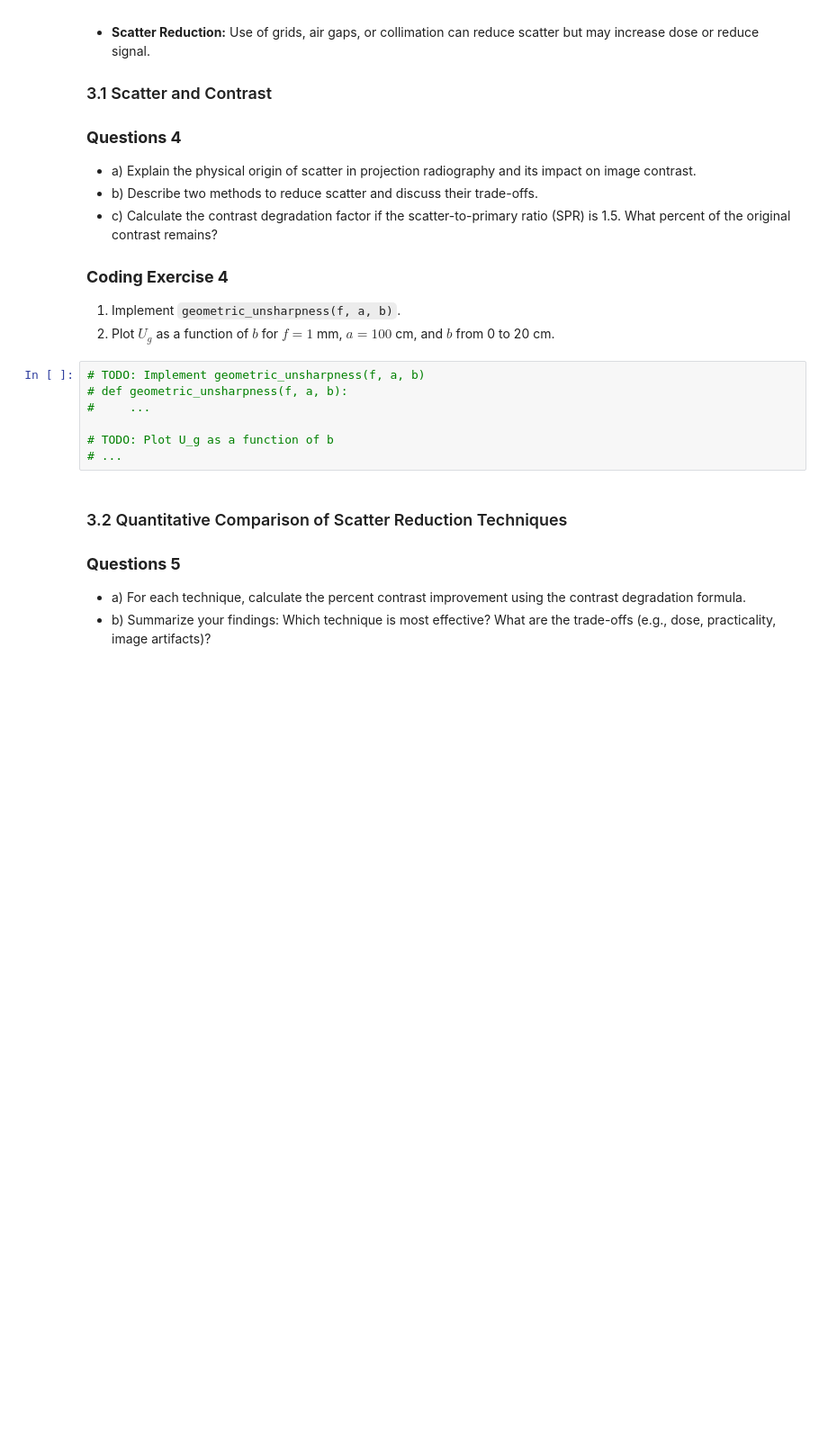
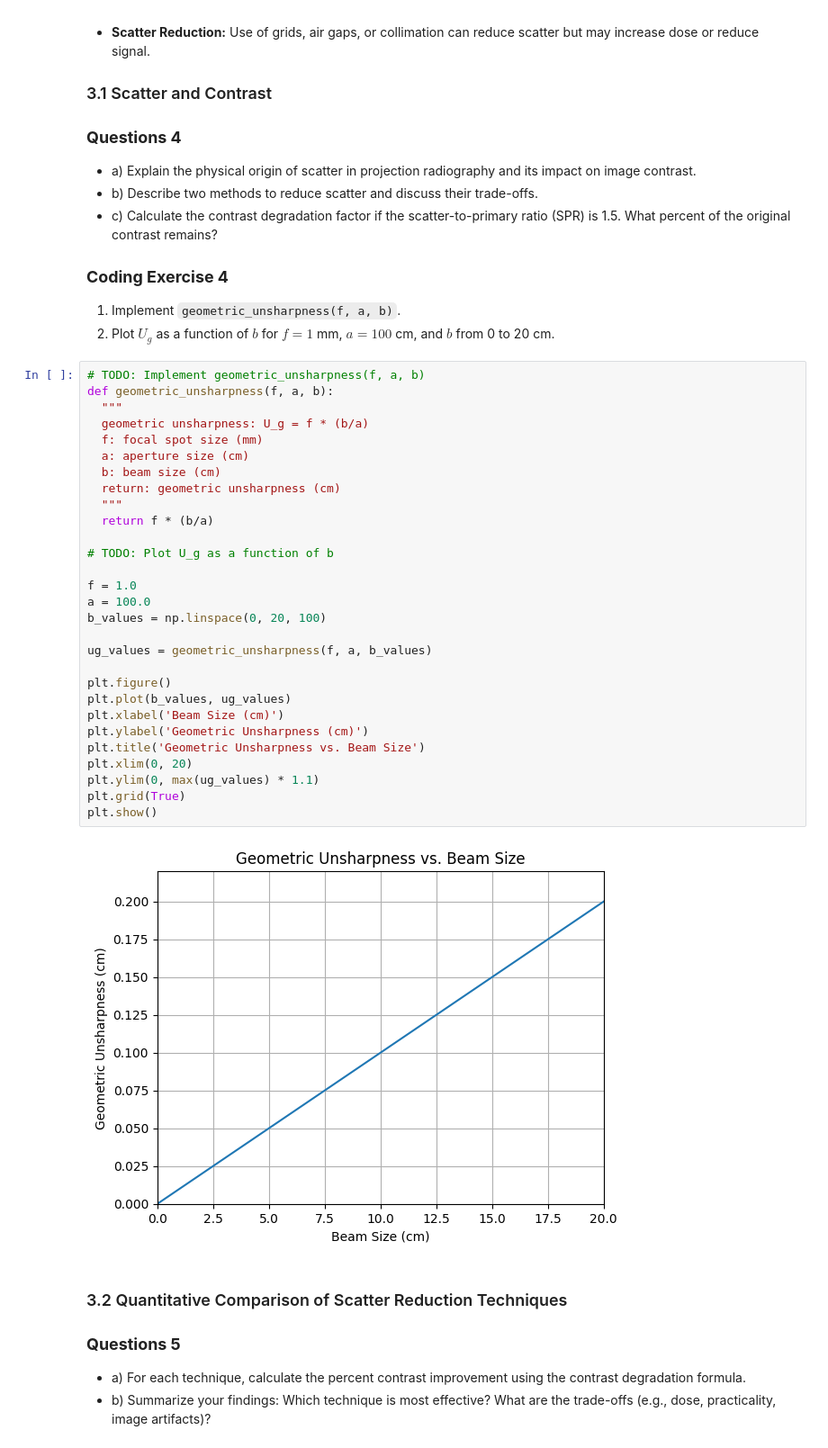
Before and after one commit to julianamassaro/BMEN509-623_Deliverable_2, a Jupyter notebook: deliverable-02-starter.ipynb, the cells around one changed output. Shown at 90% size. Cells and saved outputs as stored; diff of their text form; blank space fills up the shorter version.

```diff
--- a/deliverable-02-starter.ipynb
+++ b/deliverable-02-starter.ipynb
@@ -195,11 +257,35 @@ $$C_{degraded} = \frac{C_{ideal}}{1 + SPR}$$
 2. Plot $U_g$ as a function of $b$ for $f=1$ mm, $a=100$ cm, and $b$ from 0 to 20 cm.
 # %%
 # TODO: Implement geometric_unsharpness(f, a, b)
-# def geometric_unsharpness(f, a, b):
-#     ...
+def geometric_unsharpness(f, a, b):
+  """
+  geometric unsharpness: U_g = f * (b/a)
+  f: focal spot size (mm)
+  a: aperture size (cm)
+  b: beam size (cm)
+  return: geometric unsharpness (cm)
+  """
+  return f * (b/a)
 
 # TODO: Plot U_g as a function of b
-# ...
+
+f = 1.0
+a = 100.0
+b_values = np.linspace(0, 20, 100)
+
+ug_values = geometric_unsharpness(f, a, b_values)
+
+plt.figure()
+plt.plot(b_values, ug_values)
+plt.xlabel('Beam Size (cm)')
+plt.ylabel('Geometric Unsharpness (cm)')
+plt.title('Geometric Unsharpness vs. Beam Size')
+plt.xlim(0, 20)
+plt.ylim(0, max(ug_values) * 1.1)
+plt.grid(True)
+plt.show()
+# %% [output]
+[figure, added]
 # %% [markdown]
 ### 3.2 Quantitative Comparison of Scatter Reduction Techniques
 
```
Also changed, not shown: parts of 7 cells of this notebook.
